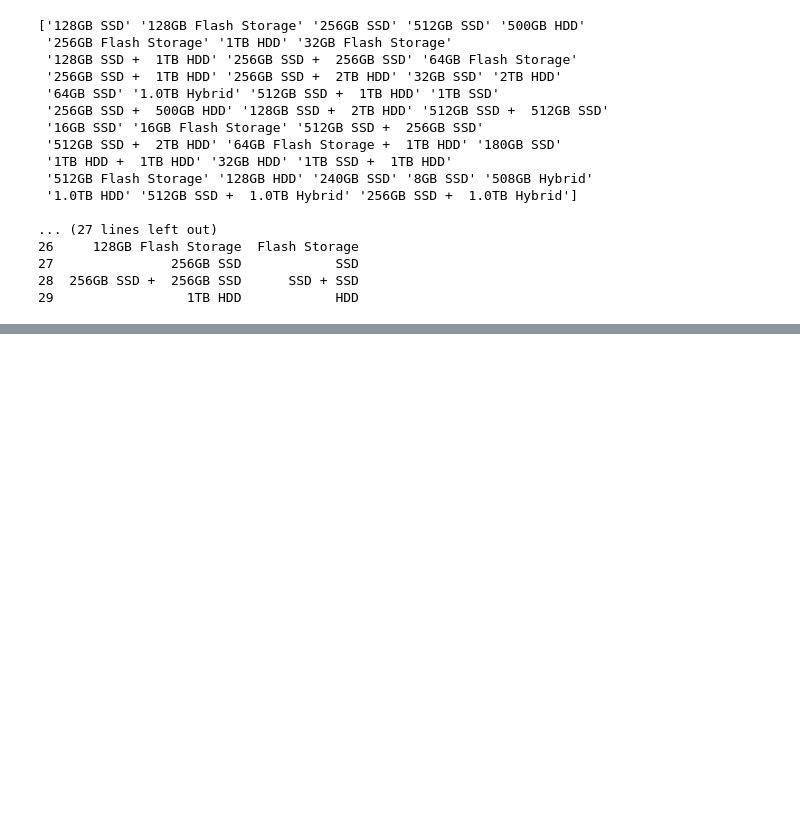
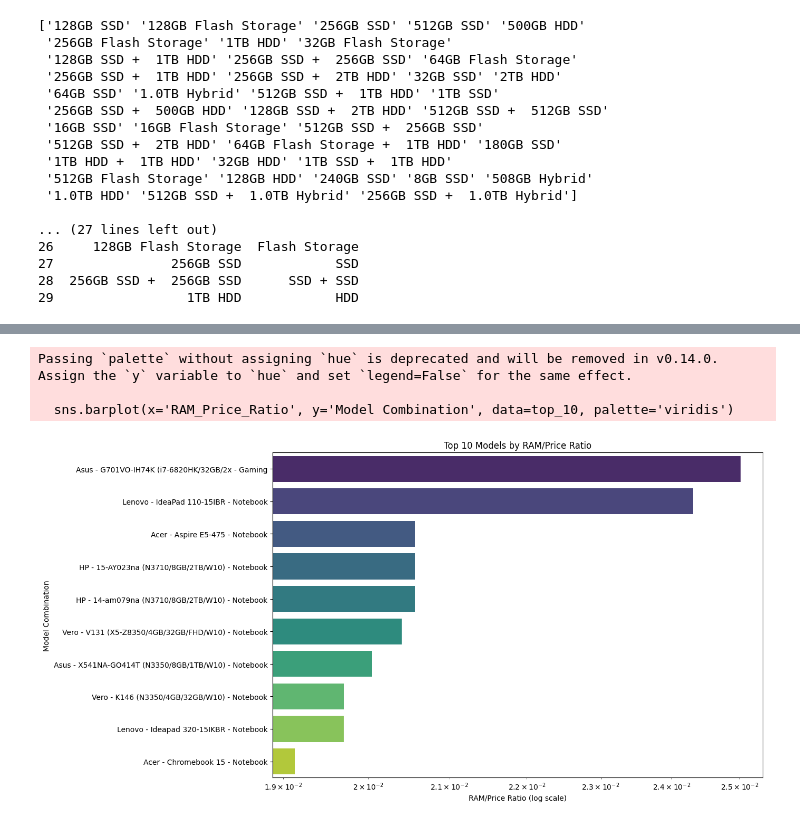
Before and after one commit to CCathlete/pyTask, a Jupyter notebook: app_notebook.ipynb, the cells around one changed output, grey strips where cells are left out. Cells and saved outputs as stored; diff of their text form; code cells hidden in the pictures; blank space fills up the shorter version.

```diff
--- a/app_notebook.ipynb
+++ b/app_notebook.ipynb
@@ -279,0 +370,23 @@ print(df[['Memory', 'Storage Type']].head(30))
+# %%
+# Create a new column that combines Company, Product, and TypeName
+df['Model Combination'] = df['Company'] + ' - ' + df['Product'] + ' - ' + df['TypeName']
+
+# Calculating the RAM/Price ratio
+df['RAM_Price_Ratio'] = df['RAM (GB)'] / df['Price (Euro)']
+
+# Selecting the top 10 values with the highest ratio
+top_10 = df.nlargest(10, 'RAM_Price_Ratio')
+
+# Plotting the results (logarithmic scale).
+plt.figure(figsize=(12, 8))
+sns.barplot(x='RAM_Price_Ratio', y='Model Combination', data=top_10, palette='viridis')
+plt.xscale('log')
+plt.xlabel('RAM/Price Ratio (log scale)')
+plt.ylabel('Model Combination')
+plt.title('Top 10 Models by RAM/Price Ratio')
+plt.show()
+# %% [output]
+Passing `palette` without assigning `hue` is deprecated and will be removed in v0.14.0. Assign the `y` variable to `hue` and set `legend=False` for the same effect.
+
+  sns.barplot(x='RAM_Price_Ratio', y='Model Combination', data=top_10, palette='viridis')
+[figure, added]
```
Also changed, not shown: parts of 5 cells of this notebook.
